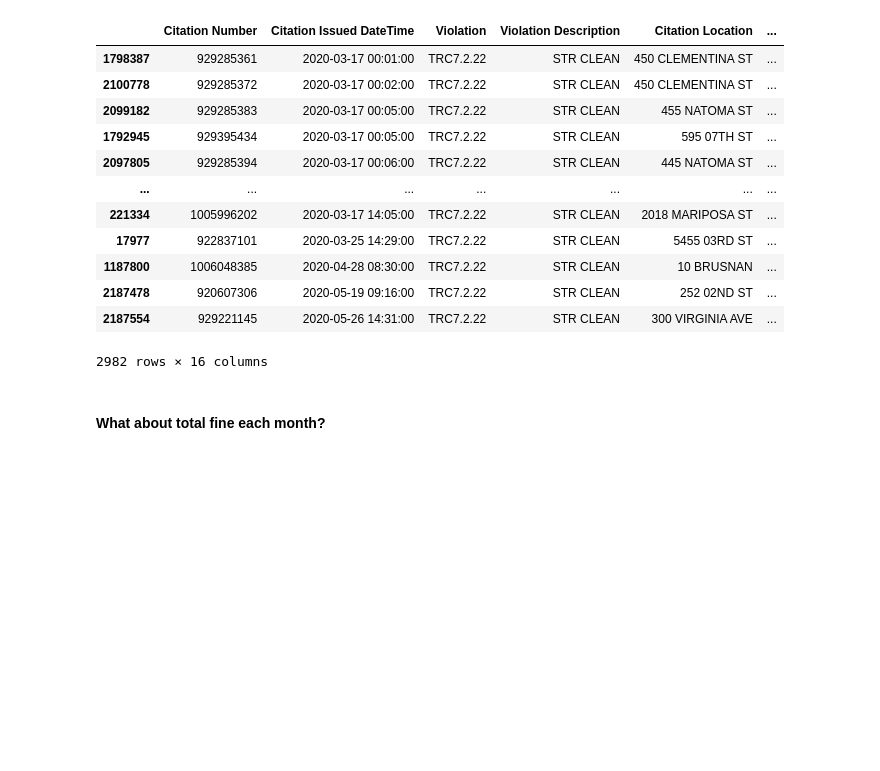
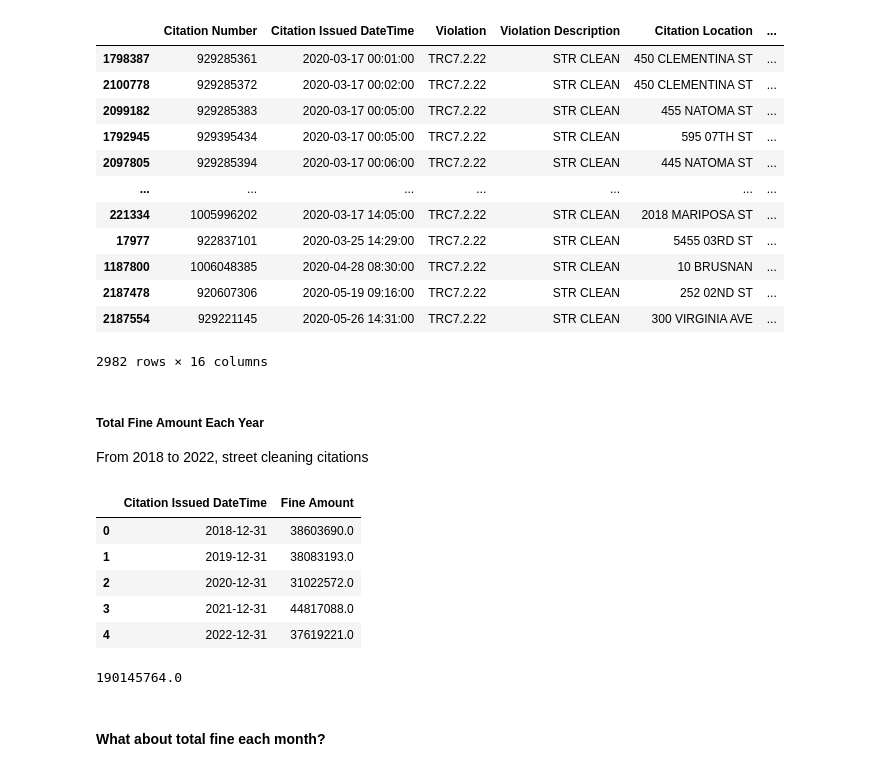
Before and after one commit to jiyuntsai/sf-parking-citation, a Jupyter notebook: 02_st-cleaning-5yr.ipynb, the cells around one changed output. Drawn from its saved outputs; the diff is of its cells as text; code cells hidden in the pictures; blank space fills up the shorter version.

Commit message:
Add total fine each year

```diff
--- a/02_st-cleaning-5yr.ipynb
+++ b/02_st-cleaning-5yr.ipynb
@@ -270,6 +273,29 @@ st_cleaning_5yr[
 | 2187478 | 920607306 | 2020-05-19 09:16:00 | TRC7.2.22 | STR CLEAN | 252 02ND ST | ... |
 | 2187554 | 929221145 | 2020-05-26 14:31:00 | TRC7.2.22 | STR CLEAN | 300 VIRGINIA AVE | ... |
 2982 rows × 16 columns
+# %% [markdown]
+##### Total Fine Amount Each Year
+From 2018 to 2022, street cleaning citations
+# %%
+# Group data by year then sum up the amount of fine
+st_cleaning_year_fine = st_cleaning_5yr.groupby(
+    pd.Grouper(key='Citation Issued DateTime',
+               axis=0,
+               freq='A',
+               origin='start')).sum()[['Fine Amount']].reset_index()
+# %%
+st_cleaning_year_fine
+# %% [output]
+|  | Citation Issued DateTime | Fine Amount |
+| 0 | 2018-12-31 | 38603690.0 |
+| 1 | 2019-12-31 | 38083193.0 |
+| 2 | 2020-12-31 | 31022572.0 |
+| 3 | 2021-12-31 | 44817088.0 |
+| 4 | 2022-12-31 | 37619221.0 |
+# %%
+st_cleaning_5yr['Fine Amount'].sum()
+# %% [output]
+190145764.0
 # %% [markdown]
 #### What about total fine each month?
 # %% [markdown]
```
Also changed, not shown: parts of 3 cells of this notebook.
